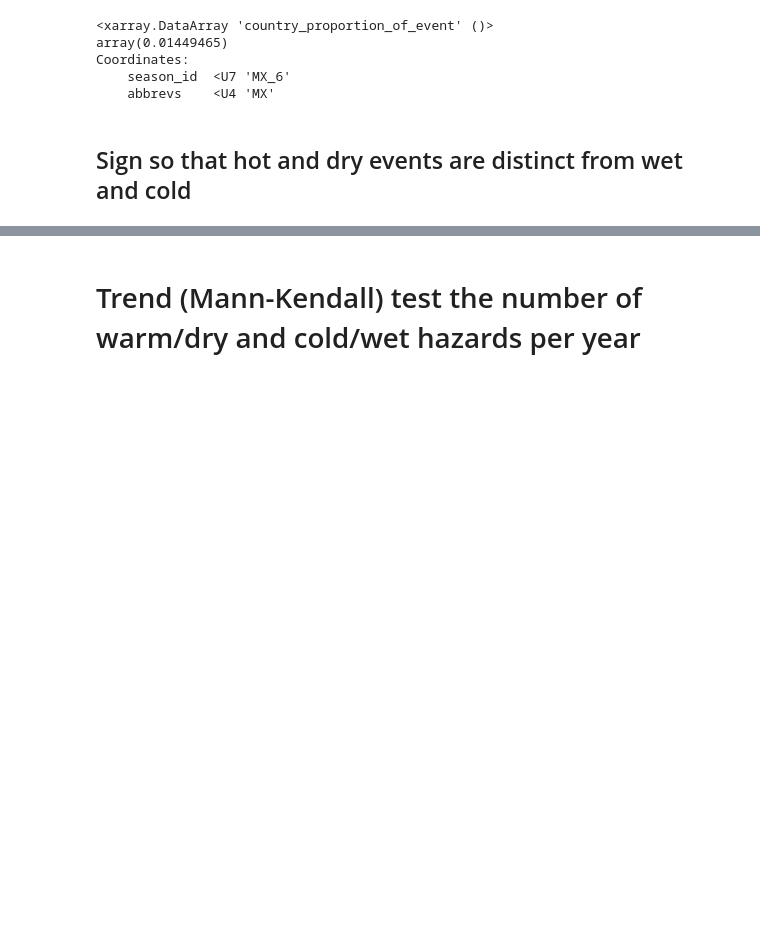
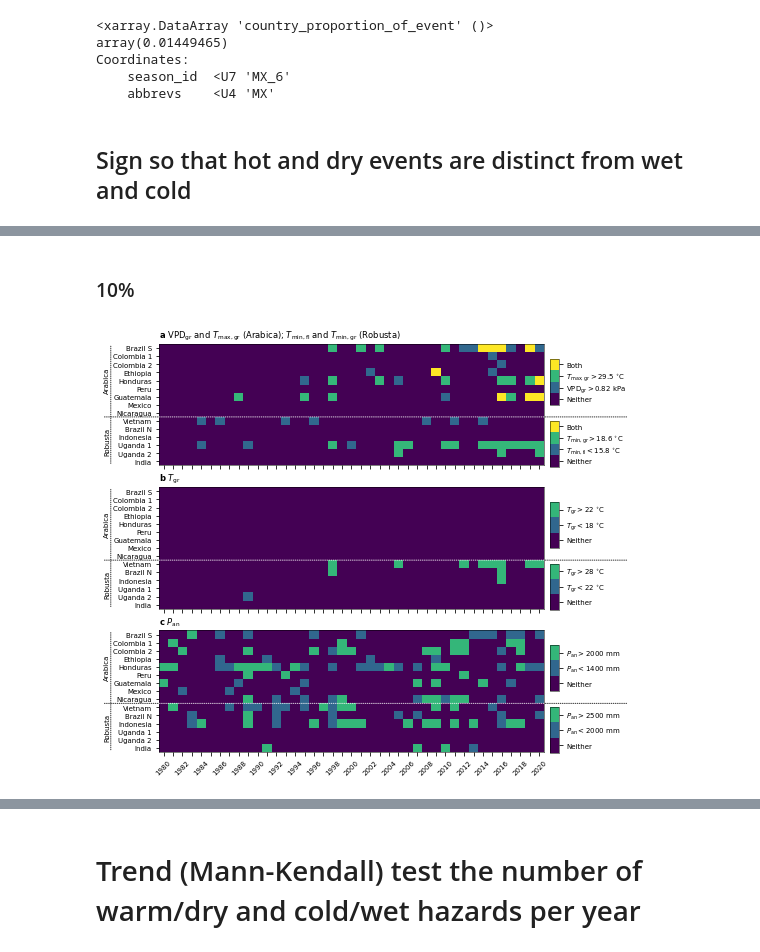
Before and after one commit to dougrichardson/Richardson_2022_coffee, a Jupyter notebook: 1_compound_events.ipynb, the cells around one changed output, grey strips where cells are left out. Saved outputs shown, nothing was run; the diff lists cells and outputs as text; code cells hidden in the pictures; blank space fills up the shorter version.

```diff
--- a/1_compound_events.ipynb
+++ b/1_compound_events.ipynb
@@ -696,0 +867,7 @@ year_counts = fn.plot_n_signed_events([arabica_risks, robusta_risks],
+# %% [markdown]
+### 10%
+# %%
+fn.plot_combined_phase_extremes(plot_dict_list, y_order=country_order, save_fig=False,
+                                filename='country_events_threshold10.pdf')
+# %% [output]
+[figure, added]
```
Also changed, not shown: parts of 63 cells of this notebook, 1 other file.
